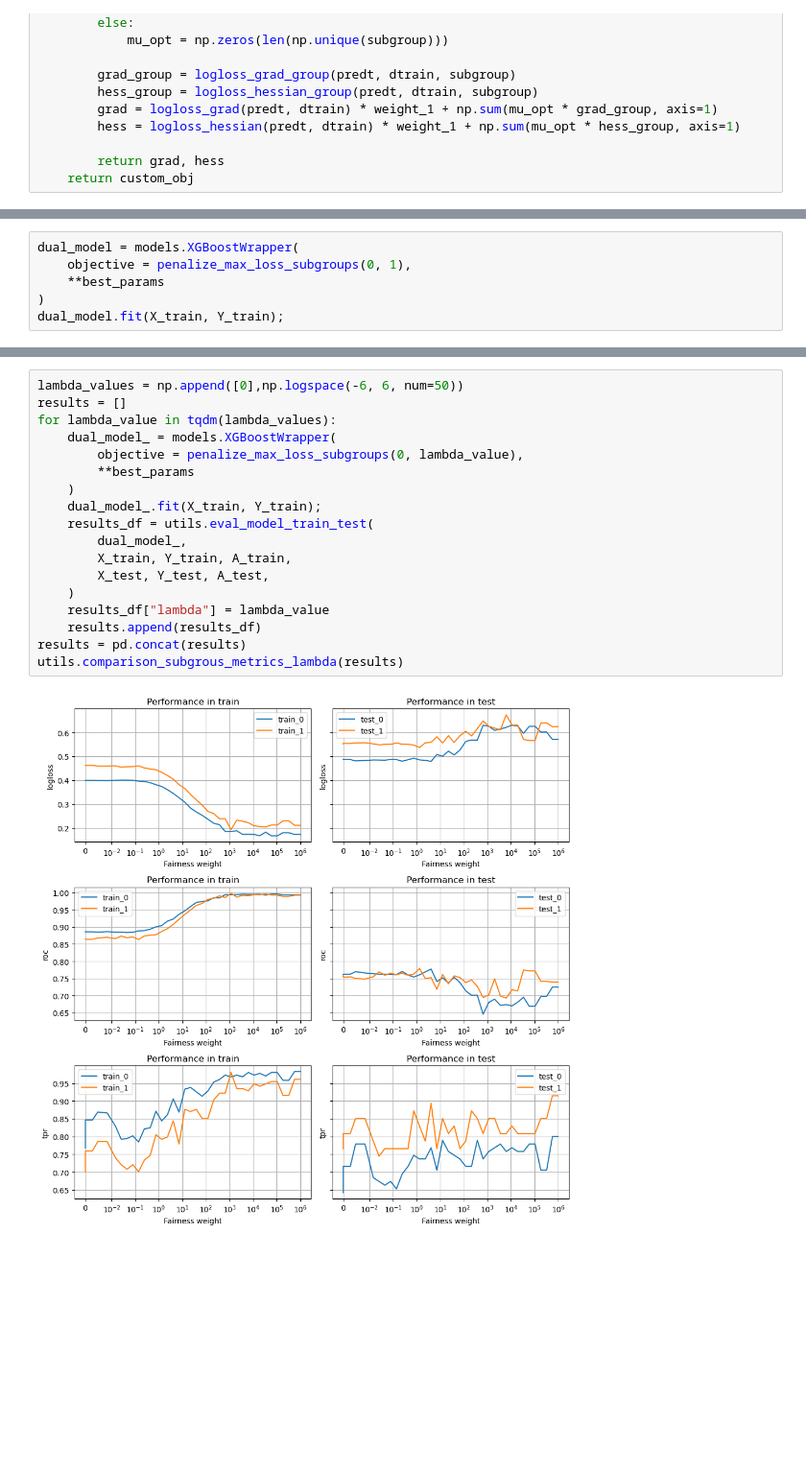
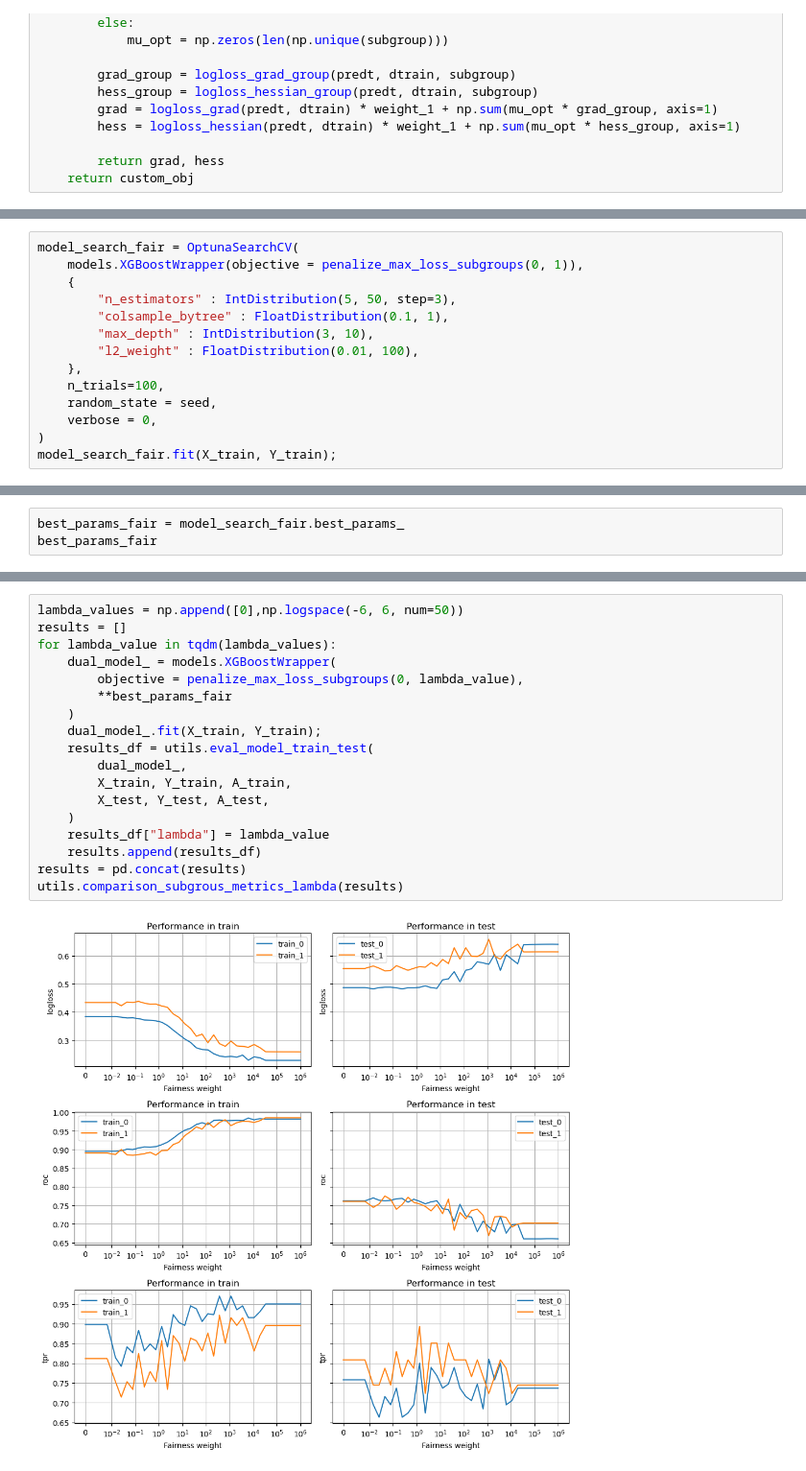
Before and after one commit to hiaac-finance/m2fgb, a Jupyter notebook: notebooks/german_tests.ipynb, the cells around one changed output, grey strips where cells are left out. Shown at 96% size. Saved outputs shown, nothing was run; the diff lists cells and outputs as text; blank space fills up the shorter version.

```diff
--- a/notebooks/german_tests.ipynb
+++ b/notebooks/german_tests.ipynb
@@ -199,6 +199,14 @@ Train dual problem without hyperparameter selection.
-# %%
-dual_model = models.XGBoostWrapper(
-    objective = penalize_max_loss_subgroups(0, 1),
-    **best_params
-)
-dual_model.fit(X_train, Y_train);
+# %%
+model_search_fair = OptunaSearchCV(
+    models.XGBoostWrapper(objective = penalize_max_loss_subgroups(0, 1)),
+    {
+        "n_estimators" : IntDistribution(5, 50, step=3),
+        "colsample_bytree" : FloatDistribution(0.1, 1),
+        "max_depth" : IntDistribution(3, 10),
+        "l2_weight" : FloatDistribution(0.01, 100),
+    },
+    n_trials=100,
+    random_state = seed,
+    verbose = 0,
+)
+model_search_fair.fit(X_train, Y_train);
@@ -204,0 +231,3 @@ dual_model.fit(X_train, Y_train);
+# %%
+best_params_fair = model_search_fair.best_params_
+best_params_fair
@@ -217,20 +251,20 @@ utils.eval_model_train_test(
 # %%
 lambda_values = np.append([0],np.logspace(-6, 6, num=50))
 results = []
 for lambda_value in tqdm(lambda_values):
     dual_model_ = models.XGBoostWrapper(
         objective = penalize_max_loss_subgroups(0, lambda_value),
-        **best_params
+        **best_params_fair
     )
     dual_model_.fit(X_train, Y_train);
     results_df = utils.eval_model_train_test(
         dual_model_,
         X_train, Y_train, A_train,
         X_test, Y_test, A_test,
     )
     results_df["lambda"] = lambda_value
     results.append(results_df)
 results = pd.concat(results)
 utils.comparison_subgrous_metrics_lambda(results)
 # %% [output]
-[figure, old version]
+[figure, new version]
```
Also changed, not shown: parts of 5 cells of this notebook.
